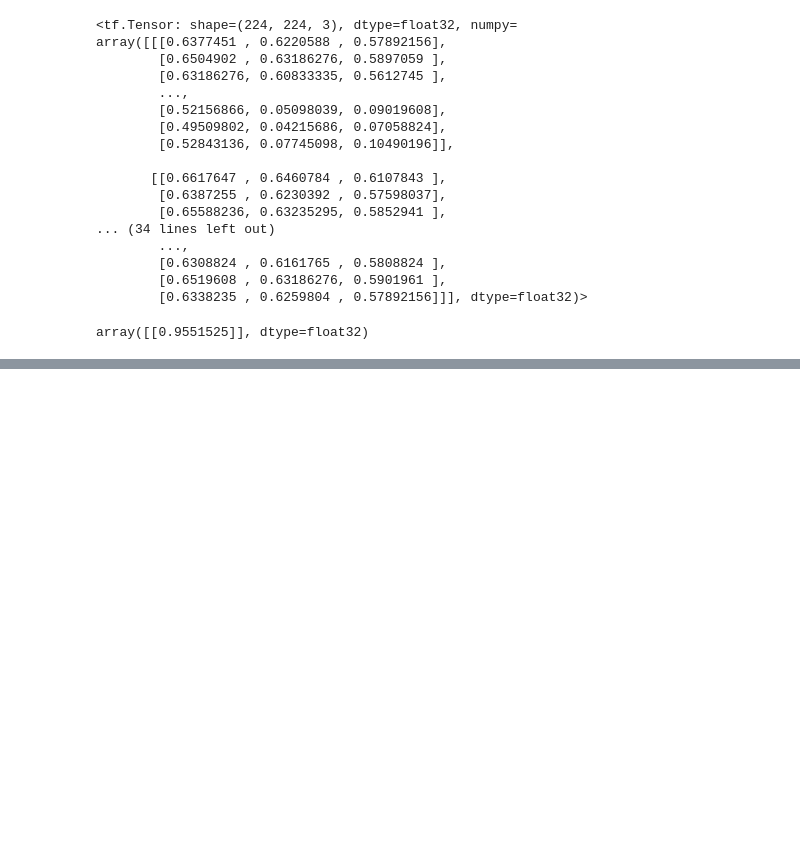
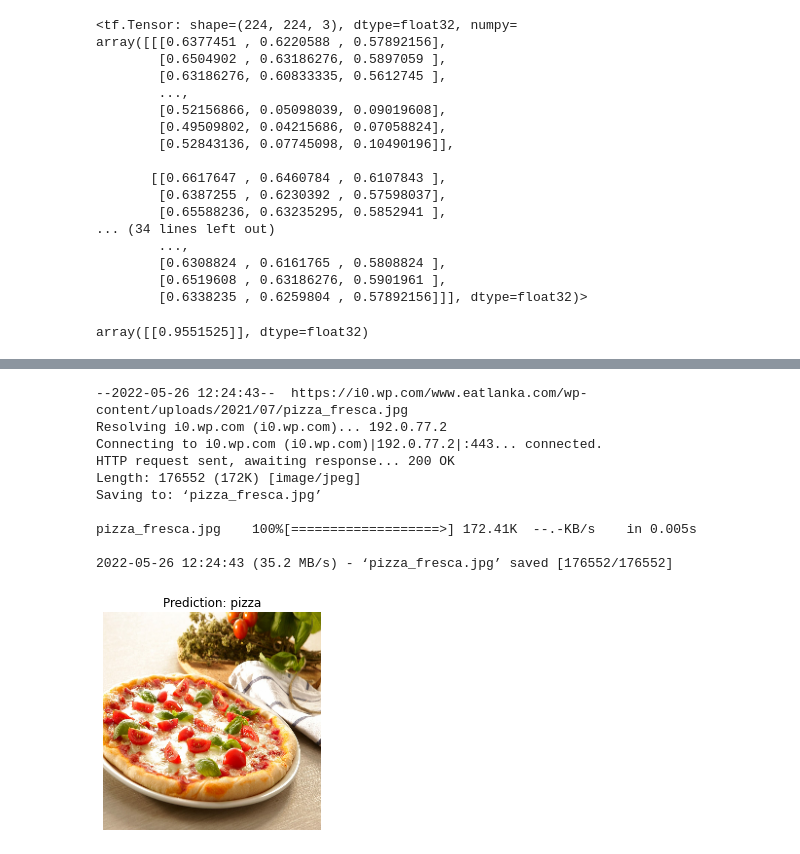
Before and after one commit to donheshanthaka/TensorFlow-Deep-Learning, a Jupyter notebook: 03_introduction_to_computer_vision_tensorflow.ipynb, the cells around one changed output, grey strips where cells are left out. Saved outputs shown, nothing was run; the diff lists cells and outputs as text; code cells hidden in the pictures; blank space fills up the shorter version.

```diff
--- a/03_introduction_to_computer_vision_tensorflow.ipynb
+++ b/03_introduction_to_computer_vision_tensorflow.ipynb
@@ -1023,0 +1067,17 @@ array([[0.9551525]], dtype=float32)
+# %%
+# Trying on another image
+
+!wget https://i0.wp.com/www.eatlanka.com/wp-content/uploads/2021/07/pizza_fresca.jpg
+pred_and_plot(model_7, "pizza_fresca.jpg")
+# %% [output]
+--2022-05-26 12:24:43--  https://i0.wp.com/www.eatlanka.com/wp-content/uploads/2021/07/pizza_fresca.jpg
+Resolving i0.wp.com (i0.wp.com)... 192.0.77.2
+Connecting to i0.wp.com (i0.wp.com)|192.0.77.2|:443... connected.
+HTTP request sent, awaiting response... 200 OK
+Length: 176552 (172K) [image/jpeg]
+Saving to: ‘pizza_fresca.jpg’
+
+pizza_fresca.jpg    100%[===================>] 172.41K  --.-KB/s    in 0.005s
+
+2022-05-26 12:24:43 (35.2 MB/s) - ‘pizza_fresca.jpg’ saved [176552/176552]
+[figure, added]
```
Also changed, not shown: parts of 6 cells of this notebook.
